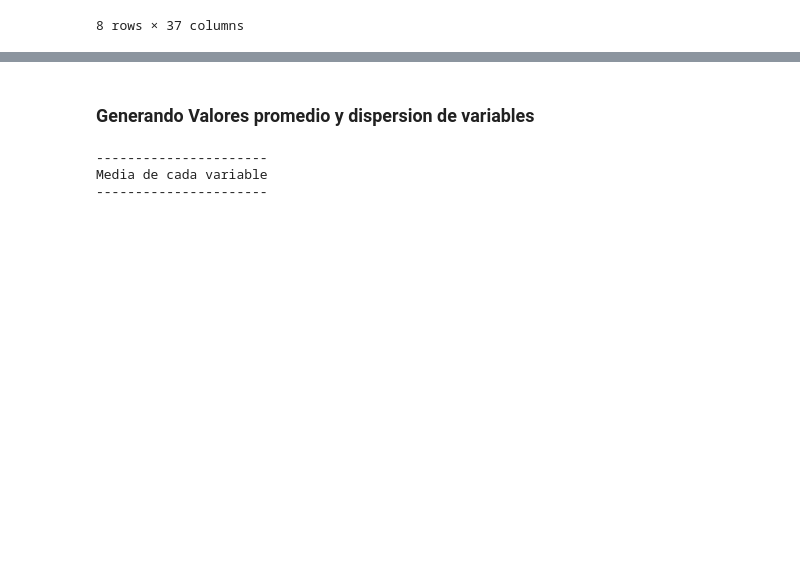
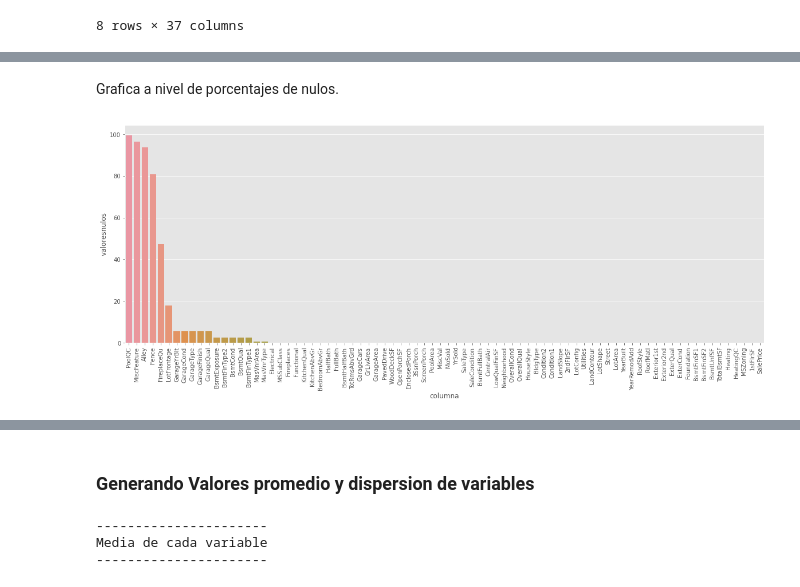
Before and after one commit to cgrajales/ml, a Jupyter notebook: HousePrices.ipynb, the cells around one changed output, grey strips where cells are left out. Saved outputs shown, nothing was run; the diff lists cells and outputs as text; code cells hidden in the pictures; blank space fills up the shorter version.

```diff
--- a/HousePrices.ipynb
+++ b/HousePrices.ipynb
@@ -111,0 +161,3 @@ nullsum[nullsum['valoresnulos']>0]
+# %%
+nullsumpor.sort_values('valoresnulos',inplace=True,ascending=False)
+nullsumpor[nullsumpor['valoresnulos']>0]
@@ -120,0 +191,8 @@ ax.set_xticklabels(ax.get_xticklabels(),rotation=90);
+# %% [markdown]
+Grafica a nivel de porcentajes de nulos.
+# %%
+fig,ax = plt.subplots(figsize=(20,7))
+sns.barplot(x='columna',y='valoresnulos',data=nullsumpor)
+ax.set_xticklabels(ax.get_xticklabels(),rotation=90);
+# %% [output]
+[figure, added]
```
Also changed, not shown: parts of 60 cells of this notebook.
